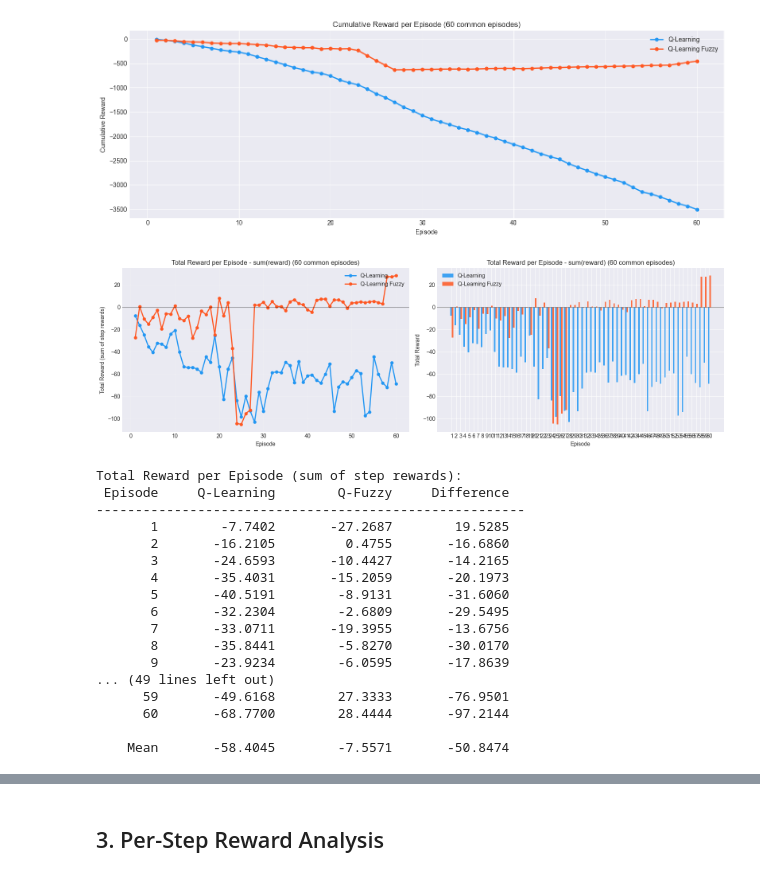
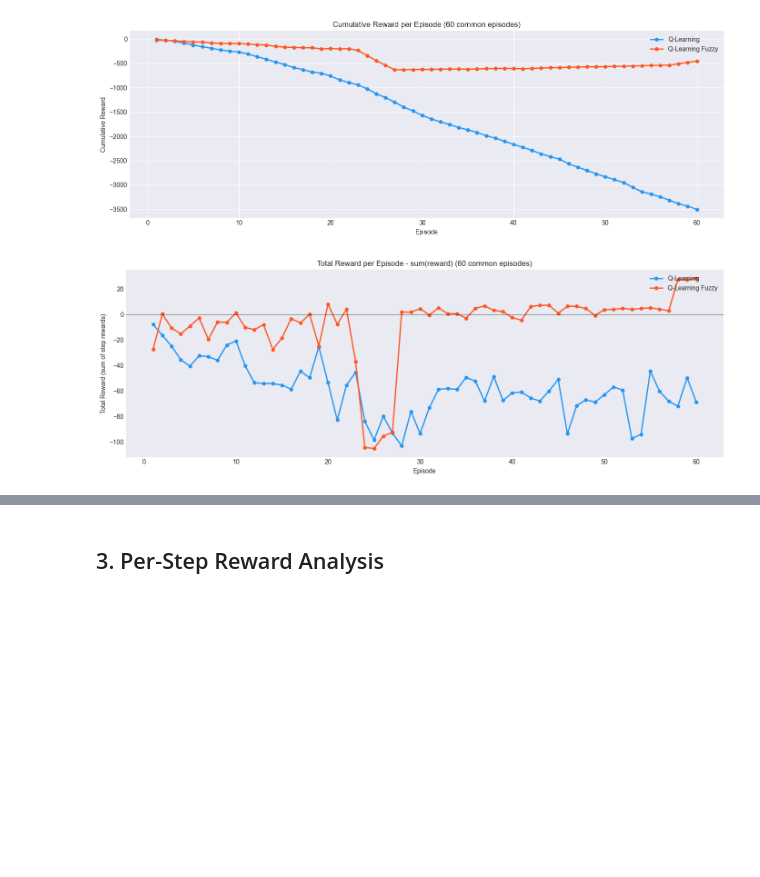
Before and after one commit to indrabrata/autoscaling-k8s-reinforcement-learning, a Jupyter notebook: analysis/training_analysis.ipynb, the cells around one changed output, grey strips where cells are left out. Drawn from its saved outputs; the diff is of its cells as text; code cells hidden in the pictures; blank space fills up the shorter version.

```diff
--- a/analysis/training_analysis.ipynb
+++ b/analysis/training_analysis.ipynb
@@ -177,66 +181,24 @@ plt.show()
 # %%
 # Cumulative Reward per Episode - Computed from sum(reward) per episode
 # Unlike cumulative_reward field which accumulates across episodes, this resets each episode
 ql_reward_sum = df_ql_cmp.groupby('episode')['reward'].sum()
 qf_reward_sum = df_qf_cmp.groupby('episode')['reward'].sum()
 
-fig, axes = plt.subplots(1, 2, figsize=(16, 5))
+# --- Line chart ---
+fig, ax = plt.subplots(figsize=(14, 5))
 
-# --- Left: Line chart ---
-ax = axes[0]
 ax.plot(ql_reward_sum.index, ql_reward_sum.values, marker='o', markersize=5,
         linewidth=2, label='Q-Learning', color='#2196F3')
 ax.plot(qf_reward_sum.index, qf_reward_sum.values, marker='o', markersize=5,
         linewidth=2, label='Q-Learning Fuzzy', color='#FF5722')
 ax.axhline(y=0, color='black', linestyle='-', alpha=0.3)
 ax.set_xlabel('Episode')
 ax.set_ylabel('Total Reward (sum of step rewards)')
 ax.set_title(f'Total Reward per Episode - sum(reward) ({len(common_episodes)} common episodes)')
 ax.legend(loc='upper right')
 ax.grid(True, alpha=0.3)
 
-# --- Right: Bar chart ---
-ax = axes[1]
-x = np.arange(len(common_episodes))
-width = 0.35
-ax.bar(x - width/2, ql_reward_sum.values, width, label='Q-Learning', color='#2196F3', alpha=0.85)
-ax.bar(x + width/2, qf_reward_sum.values, width, label='Q-Learning Fuzzy', color='#FF5722', alpha=0.85)
-ax.axhline(y=0, color='black', linestyle='-', alpha=0.3)
-ax.set_xlabel('Episode')
-ax.set_ylabel('Total Reward')
-ax.set_title(f'Total Reward per Episode - sum(reward) ({len(common_episodes)} common episodes)')
-ax.set_xticks(x)
-ax.set_xticklabels(common_episodes)
-ax.legend()
-
 plt.tight_layout()
 plt.show()
-
-# Stats
-print('\nTotal Reward per Episode (sum of step rewards):')
-print(f'{"Episode":>8} {"Q-Learning":>14} {"Q-Fuzzy":>14} {"Difference":>14}')
-print('-' * 55)
-for ep in common_episodes:
-    ql_val = ql_reward_sum[ep]
-    qf_val = qf_reward_sum[ep]
-    print(f'{ep:>8} {ql_val:>14.4f} {qf_val:>14.4f} {ql_val - qf_val:>14.4f}')
-print(f'\n{"Mean":>8} {ql_reward_sum.mean():>14.4f} {qf_reward_sum.mean():>14.4f} {(ql_reward_sum - qf_reward_sum).mean():>14.4f}')
 # %% [output]
-[figure, old version]
+[figure, new version]
-Total Reward per Episode (sum of step rewards):
- Episode     Q-Learning        Q-Fuzzy     Difference
--------------------------------------------------------
-       1        -7.7402       -27.2687        19.5285
-       2       -16.2105         0.4755       -16.6860
-       3       -24.6593       -10.4427       -14.2165
-       4       -35.4031       -15.2059       -20.1973
-       5       -40.5191        -8.9131       -31.6060
-       6       -32.2304        -2.6809       -29.5495
-       7       -33.0711       -19.3955       -13.6756
-       8       -35.8441        -5.8270       -30.0170
-       9       -23.9234        -6.0595       -17.8639
-... (49 lines left out)
-      59       -49.6168        27.3333       -76.9501
-      60       -68.7700        28.4444       -97.2144
-
-    Mean       -58.4045        -7.5571       -50.8474
```
Also changed, not shown: parts of 3 cells of this notebook, 9 other files.
